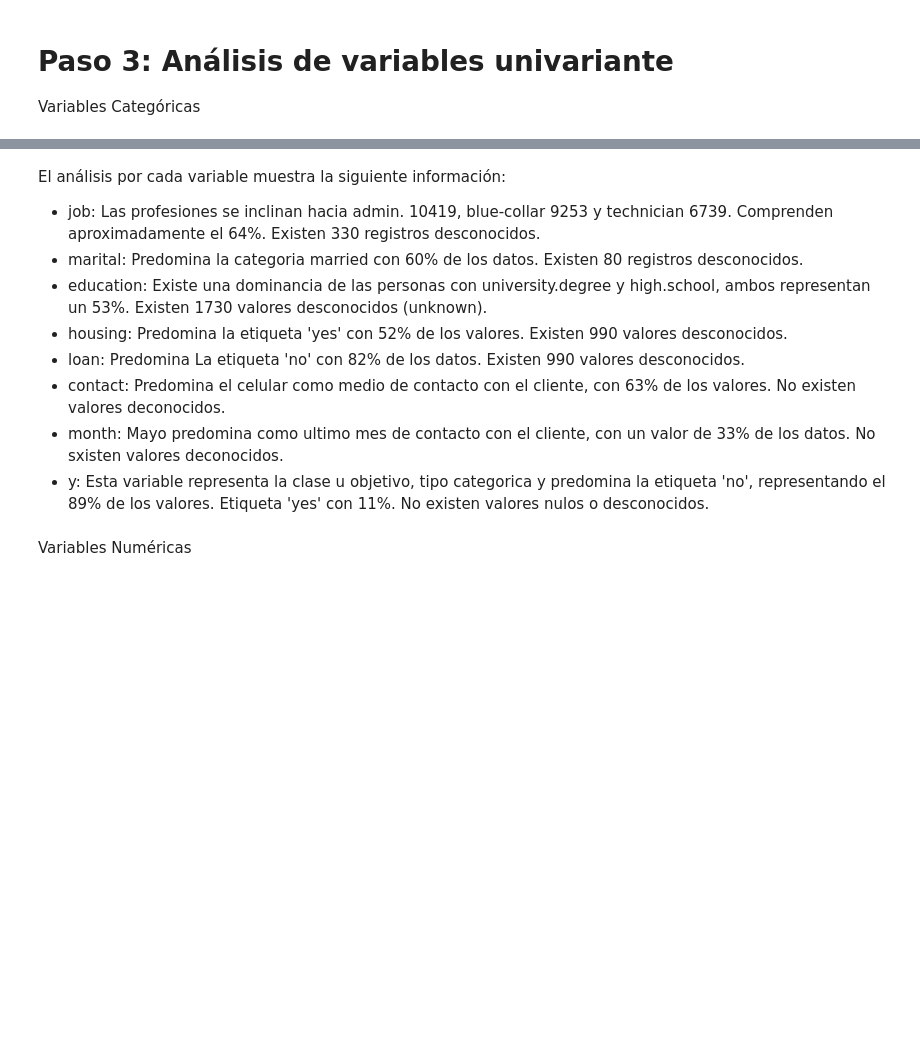
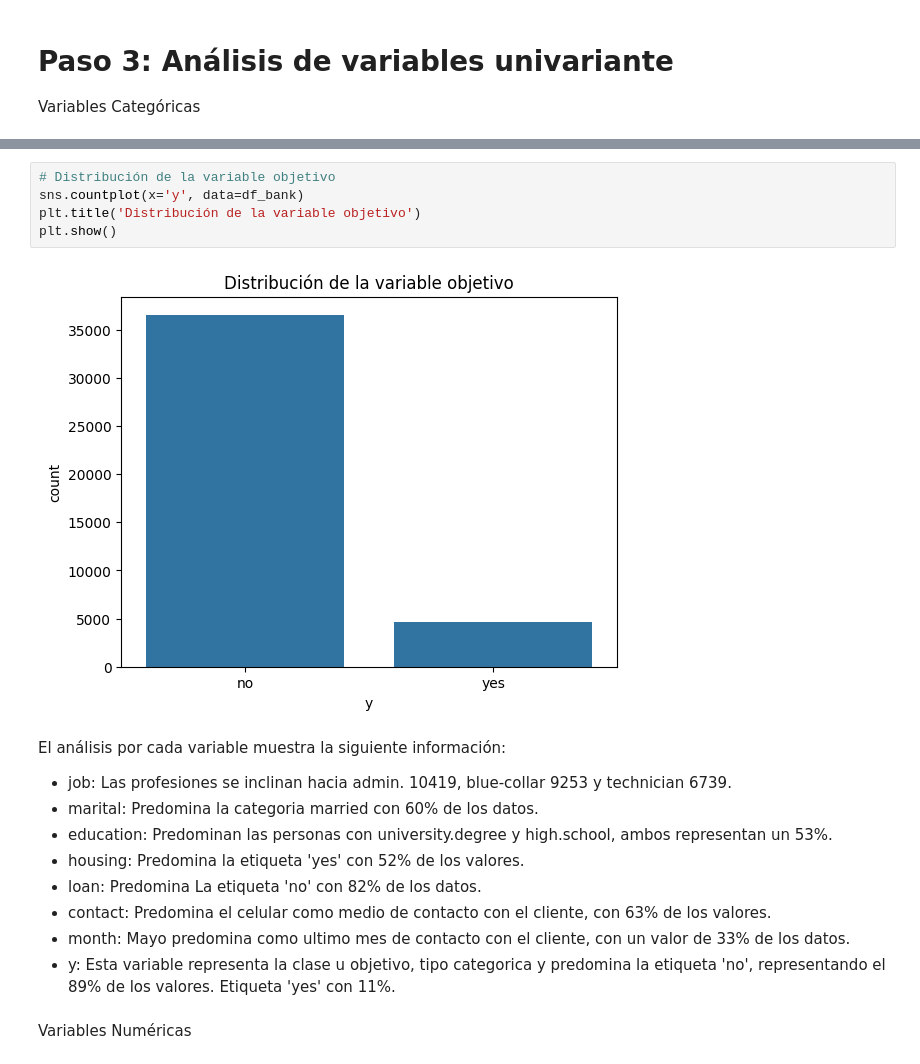
Before and after one commit to Jairo-Almanza/Ejercicio-de-Regresion-Logistica, a Jupyter notebook: src/explore.ipynb, the cells around one changed output, grey strips where cells are left out. Cells and saved outputs as stored; diff of their text form; blank space fills up the shorter version.

```diff
--- a/src/explore.ipynb
+++ b/src/explore.ipynb
@@ -221,14 +210,21 @@ plt.show()
+# %%
+# Distribución de la variable objetivo
+sns.countplot(x='y', data=df_bank)
+plt.title('Distribución de la variable objetivo')
+plt.show()
+# %% [output]
+[figure, added]
 # %% [markdown]
 El análisis por cada variable muestra la siguiente información:
 
-* job: Las profesiones se inclinan hacia admin. 10419, blue-collar 9253 y technician 6739. Comprenden aproximadamente el 64%. Existen 330 registros desconocidos.
-* marital: Predomina la categoria married con 60% de los datos. Existen 80 registros desconocidos.
-* education: Existe una dominancia de las personas con university.degree y high.school, ambos representan un 53%. Existen 1730 valores desconocidos (unknown).
-* housing: Predomina la etiqueta 'yes' con 52% de los valores. Existen 990 valores desconocidos.
-* loan: Predomina La etiqueta 'no' con 82% de los datos. Existen 990 valores desconocidos.
-* contact: Predomina el celular como medio de contacto con el cliente, con 63% de los valores. No existen valores deconocidos.
-* month: Mayo predomina como ultimo mes de contacto con el cliente, con un valor de 33% de los datos. No sxisten valores deconocidos.
-* y: Esta variable representa la clase u objetivo, tipo categorica y predomina la etiqueta 'no', representando el 89% de los valores. Etiqueta 'yes' con 11%. No existen valores nulos o desconocidos.
+* job: Las profesiones se inclinan hacia admin. 10419, blue-collar 9253 y technician 6739.
+* marital: Predomina la categoria married con 60% de los datos.
+* education: Predominan las personas con university.degree y high.school, ambos representan un 53%.
+* housing: Predomina la etiqueta 'yes' con 52% de los valores.
+* loan: Predomina La etiqueta 'no' con 82% de los datos.
+* contact: Predomina el celular como medio de contacto con el cliente, con 63% de los valores.
+* month: Mayo predomina como ultimo mes de contacto con el cliente, con un valor de 33% de los datos.
+* y: Esta variable representa la clase u objetivo, tipo categorica y predomina la etiqueta 'no', representando el 89% de los valores. Etiqueta 'yes' con 11%.
 # %% [markdown]
 Variables Numéricas
 # %%
```
Also changed, not shown: parts of 16 cells of this notebook.
